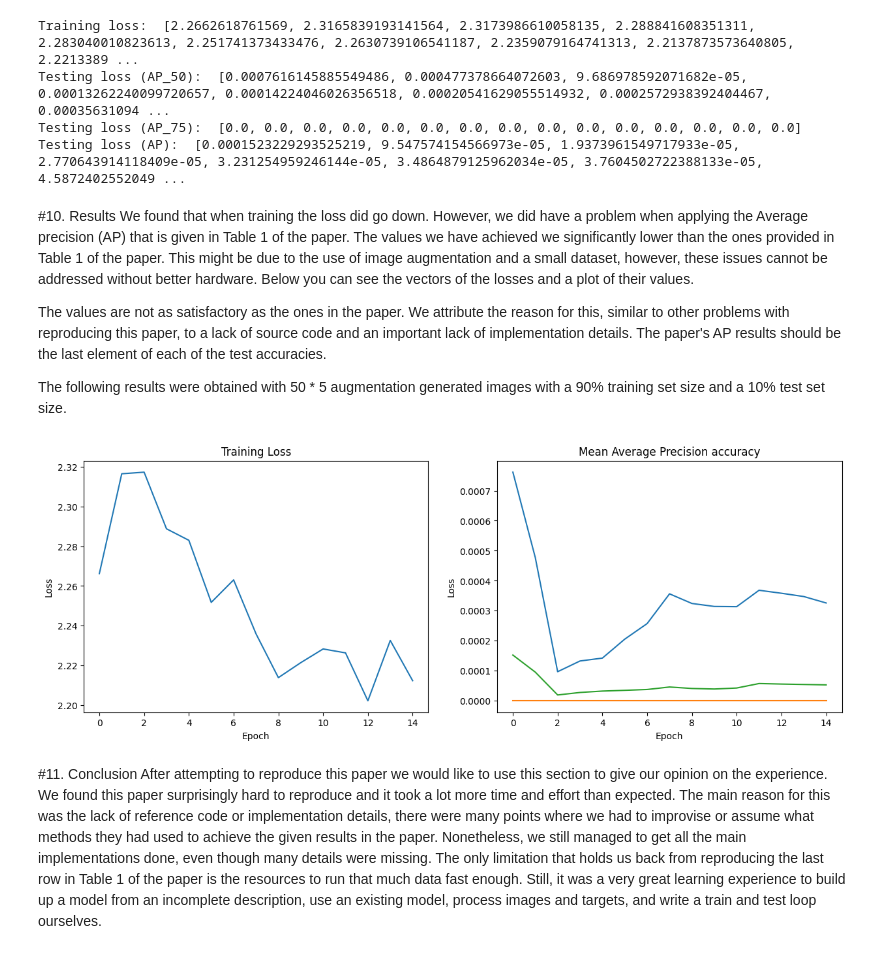
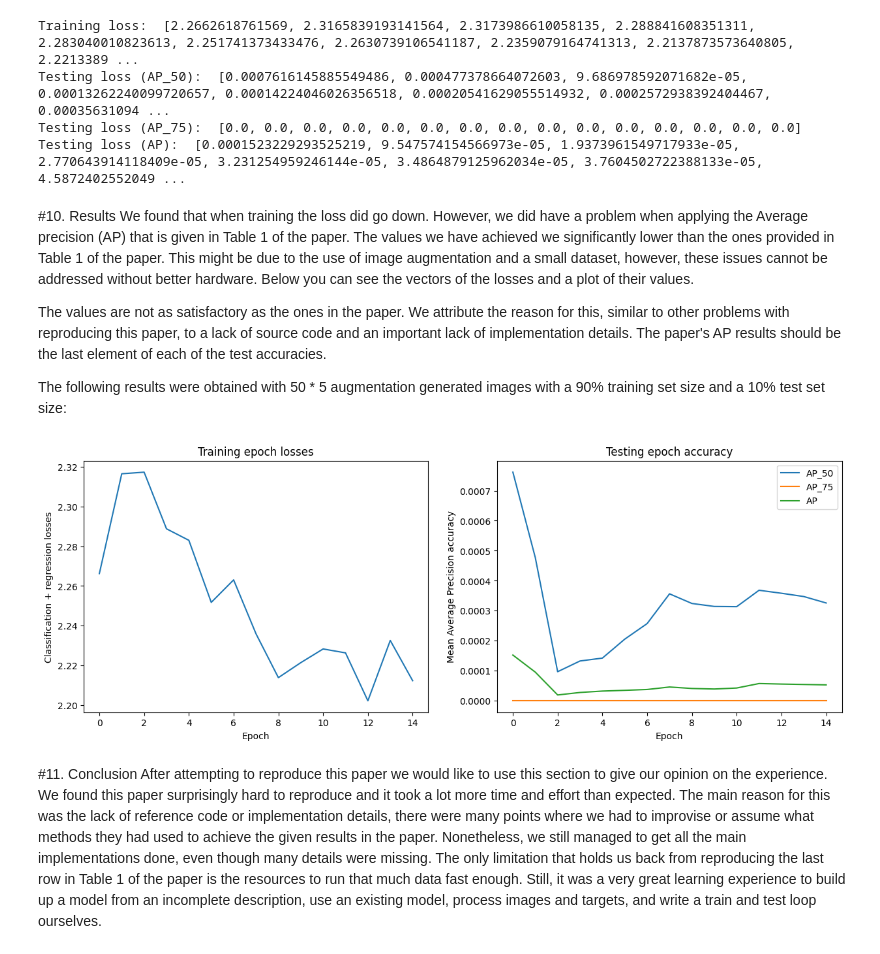
Before and after one commit to AlexDeLos/GenISP_reproduction, a Jupyter notebook: Deep_Leaning_Project_GenISP.ipynb, the cells around one changed output. Saved outputs shown, nothing was run; the diff lists cells and outputs as text; code cells hidden in the pictures.

```diff
--- a/Deep_Leaning_Project_GenISP.ipynb
+++ b/Deep_Leaning_Project_GenISP.ipynb
@@ -618,27 +617,28 @@ We found that when training the loss did go down. However, we did have a problem
 The values are not as satisfactory as the ones in the paper. We attribute the reason for this, similar to other problems with reproducing this paper, to a lack of source code and an important lack of implementation details.
 The paper's AP results should be the last element of each of the test accuracies.
 
-The following results were obtained with 50 * 5 augmentation generated images with a 90% training set size and a 10% test set size.
+The following results were obtained with 50 * 5 augmentation generated images with a 90% training set size and a 10% test set size:
 # %%
 train_losses = [2.2662618761569, 2.3165839193141564, 2.3173986610058135, 2.288841608351311, 2.283040010823613, 2.251741373433476, 2.2630739106541187, 2.2359079164741313, 2.2137873573640805, 2.221338928273294, 2.2282532379690525, 2.2262803062928462, 2.2021166940705967, 2.232533798808545, 2.2122505523462213]
 test_AP50 = [0.0007616145885549486, 0.000477378664072603, 9.686978592071682e-05, 0.00013262240099720657, 0.00014224046026356518, 0.00020541629055514932, 0.0002572938392404467, 0.000356310949428007, 0.0003242429520469159, 0.00031431714887730777, 0.00031358448904938996, 0.0003681443049572408, 0.0003582236240617931, 0.00034735738881863654, 0.00032586019369773567]
 test_AP75 = [0, 0, 0, 0, 0, 0, 0, 0, 0, 0, 0, 0, 0, 0, 0]
 test_AP = [0.0001523229293525219, 9.547574154566973e-05, 1.9373961549717933e-05, 2.770643914118409e-05, 3.231254959246144e-05, 3.4864879125962034e-05, 3.7604502722388133e-05, 4.587240255204961e-05, 4.101877857465297e-05, 3.920126619050279e-05, 4.251058999216184e-05, 5.743248766520992e-05, 5.570649227593094e-05, 5.436080027720891e-05, 5.301344572217204e-05]
 
 fig, (ax1, ax2) = plt.subplots(1, 2, figsize=(15, 5))
 ax1.plot(train_losses)
-ax1.set_title('Training Loss')
+ax1.set_title('Training epoch losses')
 ax1.set_xlabel('Epoch')
-ax1.set_ylabel('Loss')
+ax1.set_ylabel('Classification + regression loss')
 ax2.plot(test_AP50, label="AP_50")
 ax2.plot(test_AP75, label="AP_75")
 ax2.plot(test_AP, label="AP")
-ax2.set_title('Mean Average Precision accuracy')
+ax2.set_title('Testing epoch accuracy')
 ax2.set_xlabel('Epoch')
-ax2.set_ylabel('Loss')
+ax2.set_ylabel('Mean Average Precision accuracy')
+plt.legend()
 plt.show()
 # %% [output]
-[figure, old version]
+[figure, new version]
 # %% [markdown]
 #11.&nbsp;Conclusion
 After attempting to reproduce this paper we would like to use this section to give our opinion on the experience. We found this paper surprisingly hard to reproduce and it took a lot more time and effort than expected. The main reason for this was the lack of reference code or implementation details, there were many points where we had to improvise or assume what methods they had used to achieve the given results in the paper. Nonetheless, we still managed to get all the main implementations done, even though many details were missing. The only limitation that holds us back from reproducing the last row in Table 1 of the paper is the resources to run that much data fast enough. Still, it was a very great learning experience to build up a model from an incomplete description, use an existing model, process images and targets, and write a train and test loop ourselves.
```
Also changed, not shown: parts of 2 cells of this notebook.
